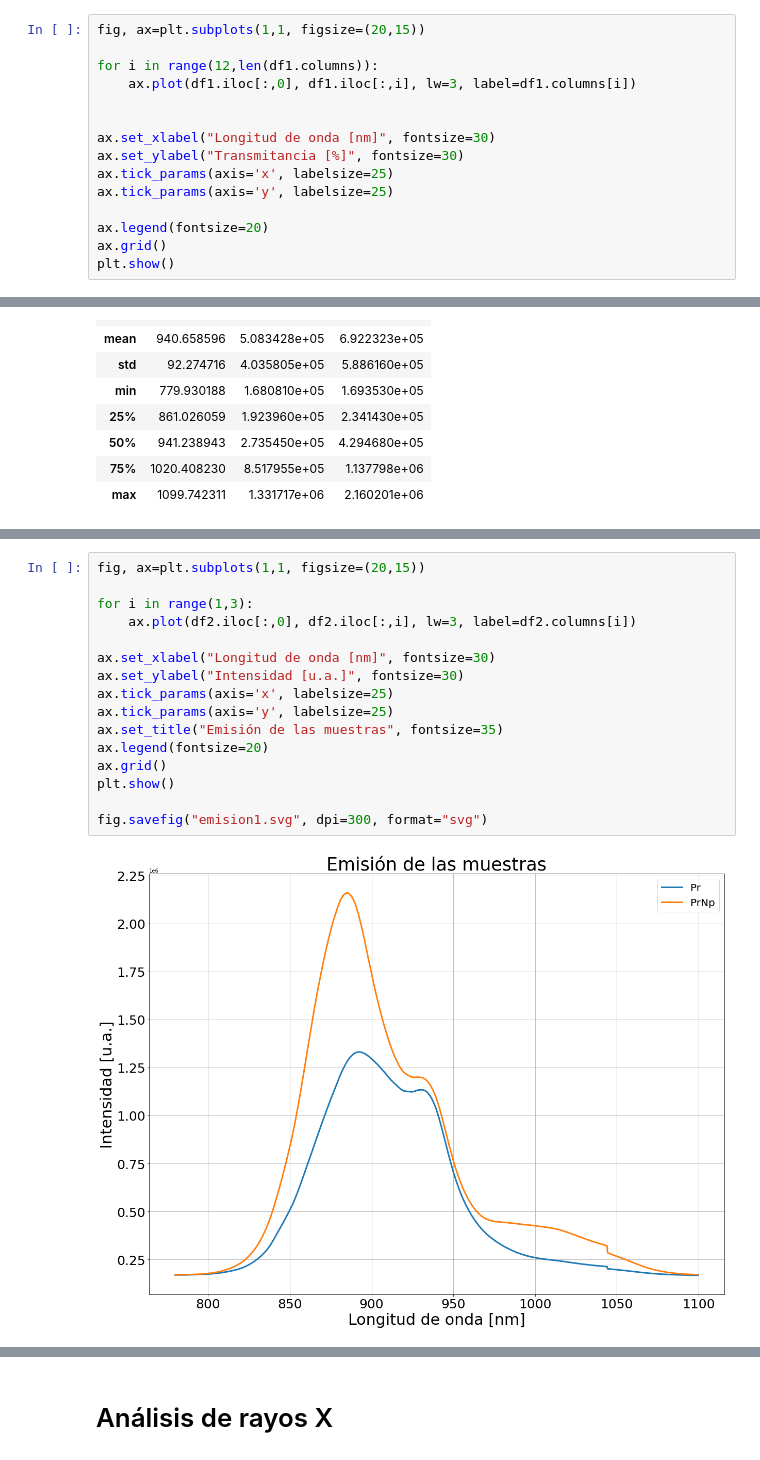
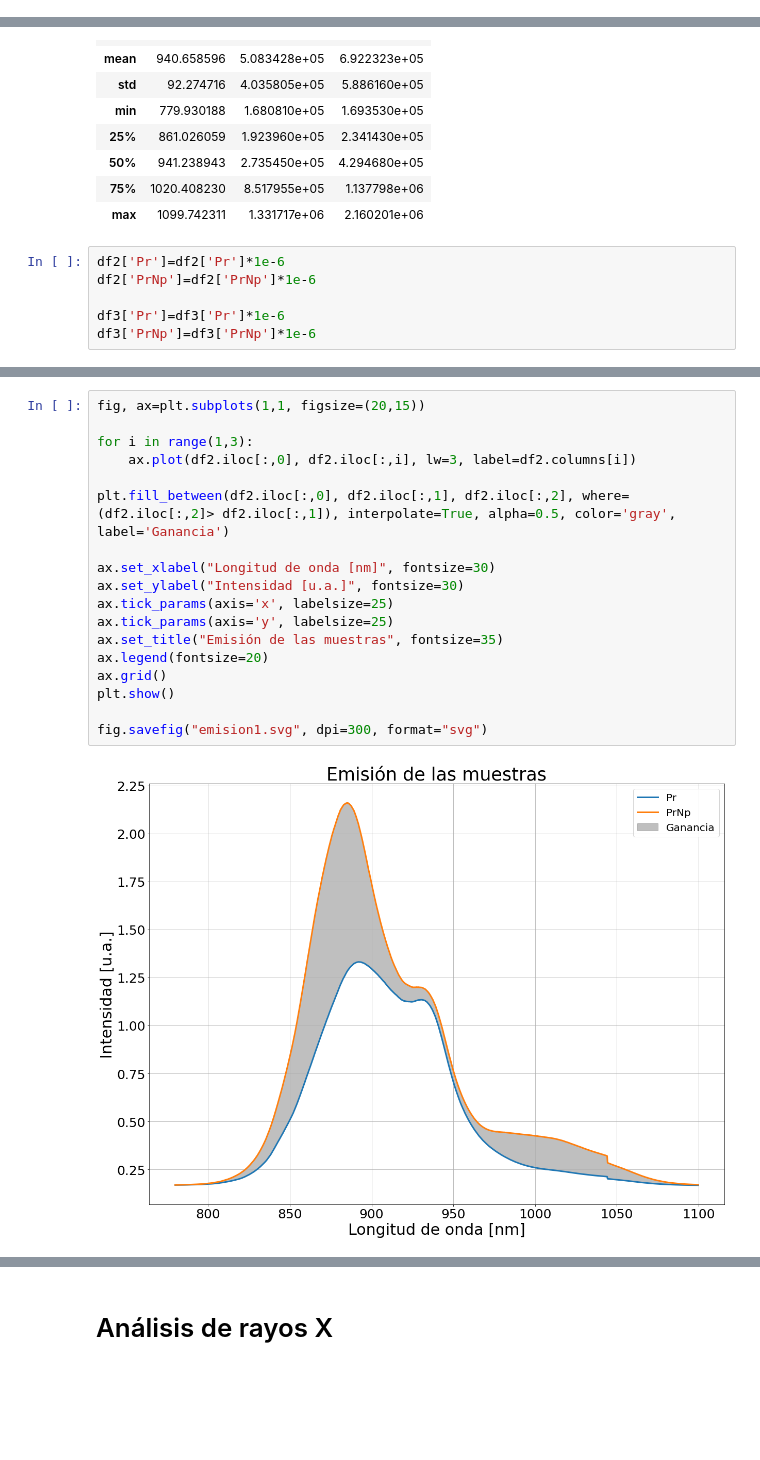
Before and after one commit to juanF9910/Rare_earths, a Jupyter notebook: absor.ipynb, the cells around one changed output, grey strips where cells are left out. Drawn from its saved outputs; the diff is of its cells as text; blank space fills up the shorter version.

```diff
--- a/absor.ipynb
+++ b/absor.ipynb
@@ -97,18 +97,3 @@ df1
 | 1635 | 1099.63208 | 90.097996 | 95.822761 | 4.943701 | 1.359563 | 2.180776 | 9.599065 | ... |
 | 1636 | 1100.161499 | 88.935664 | 95.652364 | 5.318383 | 1.385223 | 3.376890 | 10.303004 | ... |
 1636 rows × 21 columns
-# %%
-fig, ax=plt.subplots(1,1, figsize=(20,15))
-
-for i in range(12,len(df1.columns)):
-    ax.plot(df1.iloc[:,0], df1.iloc[:,i], lw=3, label=df1.columns[i])
-
-
-ax.set_xlabel("Longitud de onda [nm]", fontsize=30)
-ax.set_ylabel("Transmitancia [%]", fontsize=30)
-ax.tick_params(axis='x', labelsize=25)
-ax.tick_params(axis='y', labelsize=25)
-
-ax.legend(fontsize=20)
-ax.grid()
-plt.show()
@@ -136,6 +198,12 @@ df2.describe()
 | 50% | 941.238943 | 2.735450e+05 | 4.294680e+05 |
 | 75% | 1020.408230 | 8.517955e+05 | 1.137798e+06 |
 | max | 1099.742311 | 1.331717e+06 | 2.160201e+06 |
+# %%
+df2['Pr']=df2['Pr']*1e-6
+df2['PrNp']=df2['PrNp']*1e-6
+
+df3['Pr']=df3['Pr']*1e-6
+df3['PrNp']=df3['PrNp']*1e-6
 # %%
 df3.describe()
 # %% [output]
@@ -151,21 +219,23 @@ df3.describe()
 # %%
 fig, ax=plt.subplots(1,1, figsize=(20,15))
 
 for i in range(1,3):
     ax.plot(df2.iloc[:,0], df2.iloc[:,i], lw=3, label=df2.columns[i])
+
+plt.fill_between(df2.iloc[:,0], df2.iloc[:,1], df2.iloc[:,2], where=(df2.iloc[:,2]> df2.iloc[:,1]), interpolate=True, alpha=0.5, color='gray', label='Ganancia')
 
 ax.set_xlabel("Longitud de onda [nm]", fontsize=30)
 ax.set_ylabel("Intensidad [u.a.]", fontsize=30)
 ax.tick_params(axis='x', labelsize=25)
 ax.tick_params(axis='y', labelsize=25)
 ax.set_title("Emisión de las muestras", fontsize=35)
 ax.legend(fontsize=20)
 ax.grid()
 plt.show()
 
 fig.savefig("emision1.svg", dpi=300, format="svg")
 # %% [output]
-[figure, old version]
+[figure, new version]
 # %%
 import numpy as np
 from scipy.integrate import trapz
```
Also changed, not shown: parts of 12 cells of this notebook, 3 other files.
